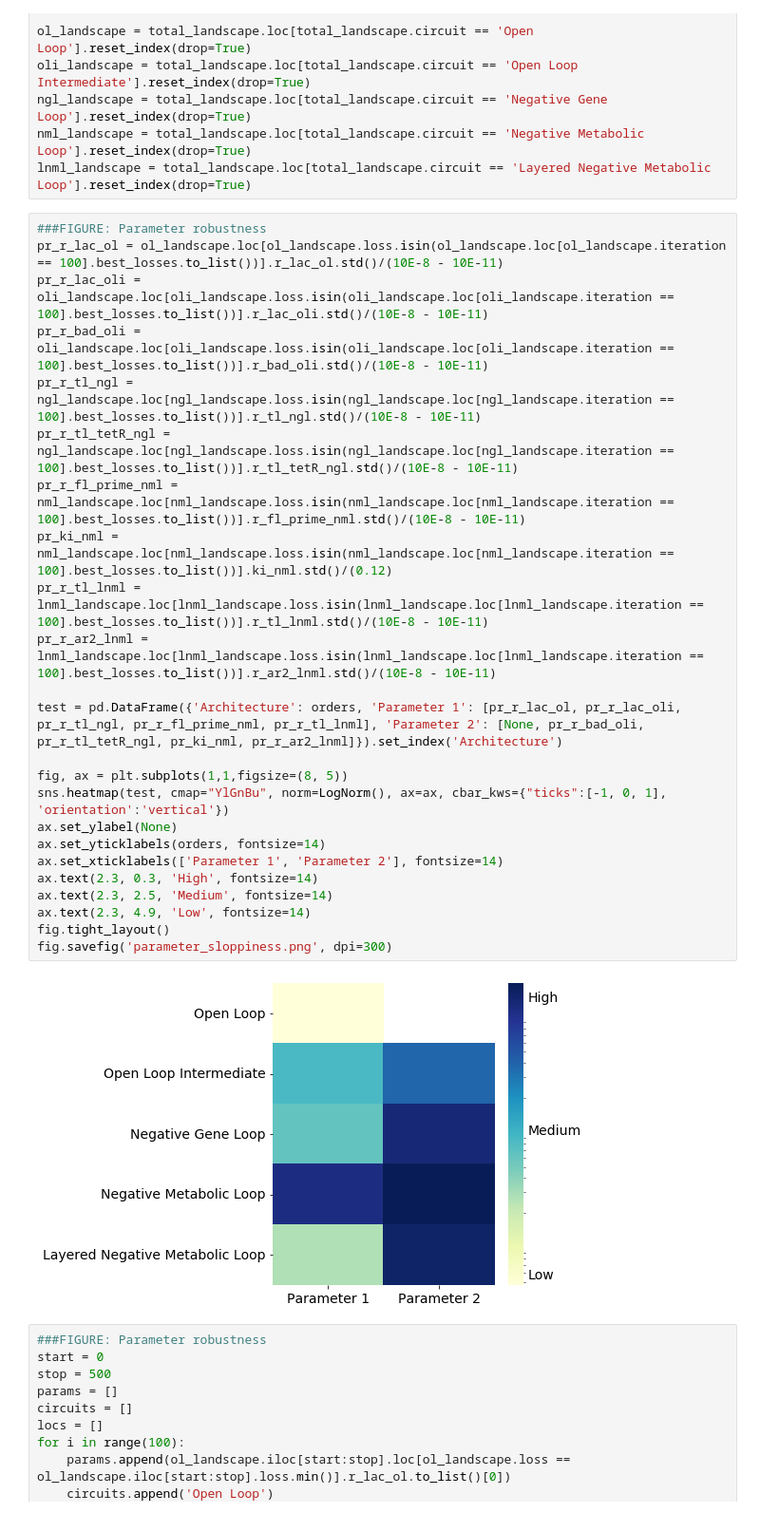
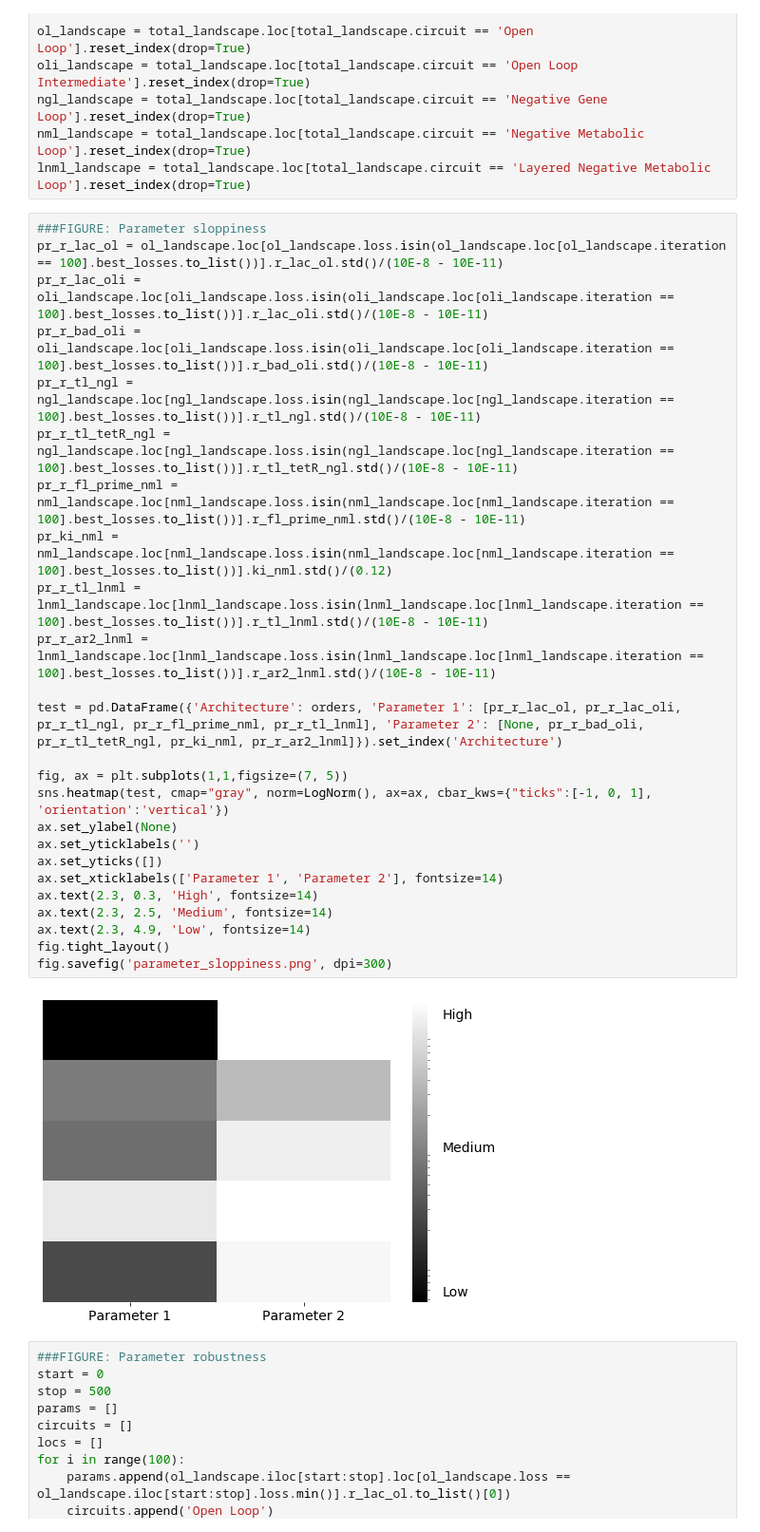
Before and after one commit to cjmerzbacher/bayesopt-dynamic-pathways, a Jupyter notebook: fatty_acid/fatty_acid.ipynb, the cells around one changed output. Shown at 95% size. Drawn from its saved outputs; the diff is of its cells as text.

Commit message:
Updated visualizations 062322

```diff
--- a/fatty_acid/fatty_acid.ipynb
+++ b/fatty_acid/fatty_acid.ipynb
@@ -346,31 +346,32 @@ ngl_landscape = total_landscape.loc[total_landscape.circuit == 'Negative Gene Lo
 nml_landscape = total_landscape.loc[total_landscape.circuit == 'Negative Metabolic Loop'].reset_index(drop=True)
 lnml_landscape = total_landscape.loc[total_landscape.circuit == 'Layered Negative Metabolic Loop'].reset_index(drop=True)
 # %%
-###FIGURE: Parameter robustness
+###FIGURE: Parameter sloppiness
 pr_r_lac_ol = ol_landscape.loc[ol_landscape.loss.isin(ol_landscape.loc[ol_landscape.iteration == 100].best_losses.to_list())].r_lac_ol.std()/(10E-8 - 10E-11)
 pr_r_lac_oli = oli_landscape.loc[oli_landscape.loss.isin(oli_landscape.loc[oli_landscape.iteration == 100].best_losses.to_list())].r_lac_oli.std()/(10E-8 - 10E-11)
 pr_r_bad_oli = oli_landscape.loc[oli_landscape.loss.isin(oli_landscape.loc[oli_landscape.iteration == 100].best_losses.to_list())].r_bad_oli.std()/(10E-8 - 10E-11)
 pr_r_tl_ngl = ngl_landscape.loc[ngl_landscape.loss.isin(ngl_landscape.loc[ngl_landscape.iteration == 100].best_losses.to_list())].r_tl_ngl.std()/(10E-8 - 10E-11)
 pr_r_tl_tetR_ngl = ngl_landscape.loc[ngl_landscape.loss.isin(ngl_landscape.loc[ngl_landscape.iteration == 100].best_losses.to_list())].r_tl_tetR_ngl.std()/(10E-8 - 10E-11)
 pr_r_fl_prime_nml = nml_landscape.loc[nml_landscape.loss.isin(nml_landscape.loc[nml_landscape.iteration == 100].best_losses.to_list())].r_fl_prime_nml.std()/(10E-8 - 10E-11)
 pr_ki_nml = nml_landscape.loc[nml_landscape.loss.isin(nml_landscape.loc[nml_landscape.iteration == 100].best_losses.to_list())].ki_nml.std()/(0.12)
 pr_r_tl_lnml = lnml_landscape.loc[lnml_landscape.loss.isin(lnml_landscape.loc[lnml_landscape.iteration == 100].best_losses.to_list())].r_tl_lnml.std()/(10E-8 - 10E-11)
 pr_r_ar2_lnml = lnml_landscape.loc[lnml_landscape.loss.isin(lnml_landscape.loc[lnml_landscape.iteration == 100].best_losses.to_list())].r_ar2_lnml.std()/(10E-8 - 10E-11)
 
 test = pd.DataFrame({'Architecture': orders, 'Parameter 1': [pr_r_lac_ol, pr_r_lac_oli, pr_r_tl_ngl, pr_r_fl_prime_nml, pr_r_tl_lnml], 'Parameter 2': [None, pr_r_bad_oli, pr_r_tl_tetR_ngl, pr_ki_nml, pr_r_ar2_lnml]}).set_index('Architecture')
 
-fig, ax = plt.subplots(1,1,figsize=(8, 5))
-sns.heatmap(test, cmap="YlGnBu", norm=LogNorm(), ax=ax, cbar_kws={"ticks":[-1, 0, 1], 'orientation':'vertical'})
+fig, ax = plt.subplots(1,1,figsize=(7, 5))
+sns.heatmap(test, cmap="gray", norm=LogNorm(), ax=ax, cbar_kws={"ticks":[-1, 0, 1], 'orientation':'vertical'})
 ax.set_ylabel(None)
-ax.set_yticklabels(orders, fontsize=14)
+ax.set_yticklabels('')
+ax.set_yticks([])
 ax.set_xticklabels(['Parameter 1', 'Parameter 2'], fontsize=14)
 ax.text(2.3, 0.3, 'High', fontsize=14)
 ax.text(2.3, 2.5, 'Medium', fontsize=14)
 ax.text(2.3, 4.9, 'Low', fontsize=14)
 fig.tight_layout()
 fig.savefig('parameter_sloppiness.png', dpi=300)
 # %% [output]
-[figure, old version]
+[figure, new version]
 # %%
 ###FIGURE: Parameter robustness
 start = 0
```
Also changed, not shown: 11 other files.
